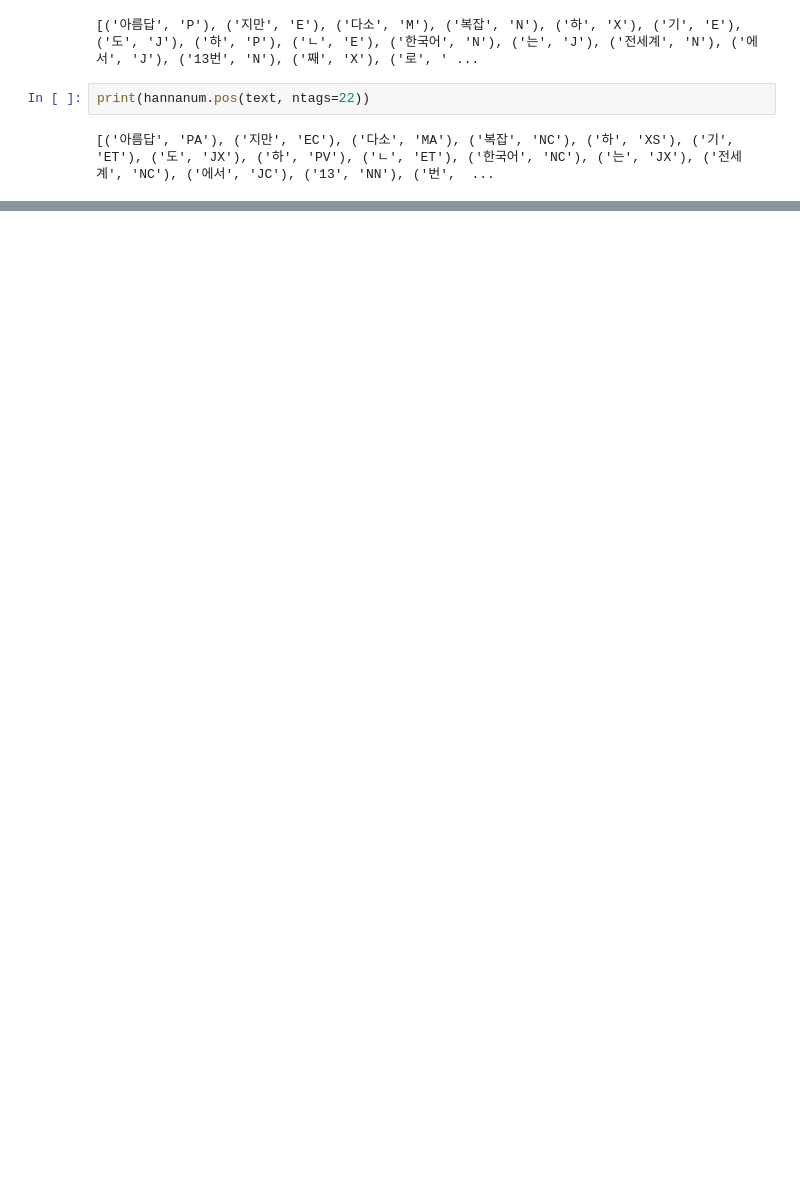
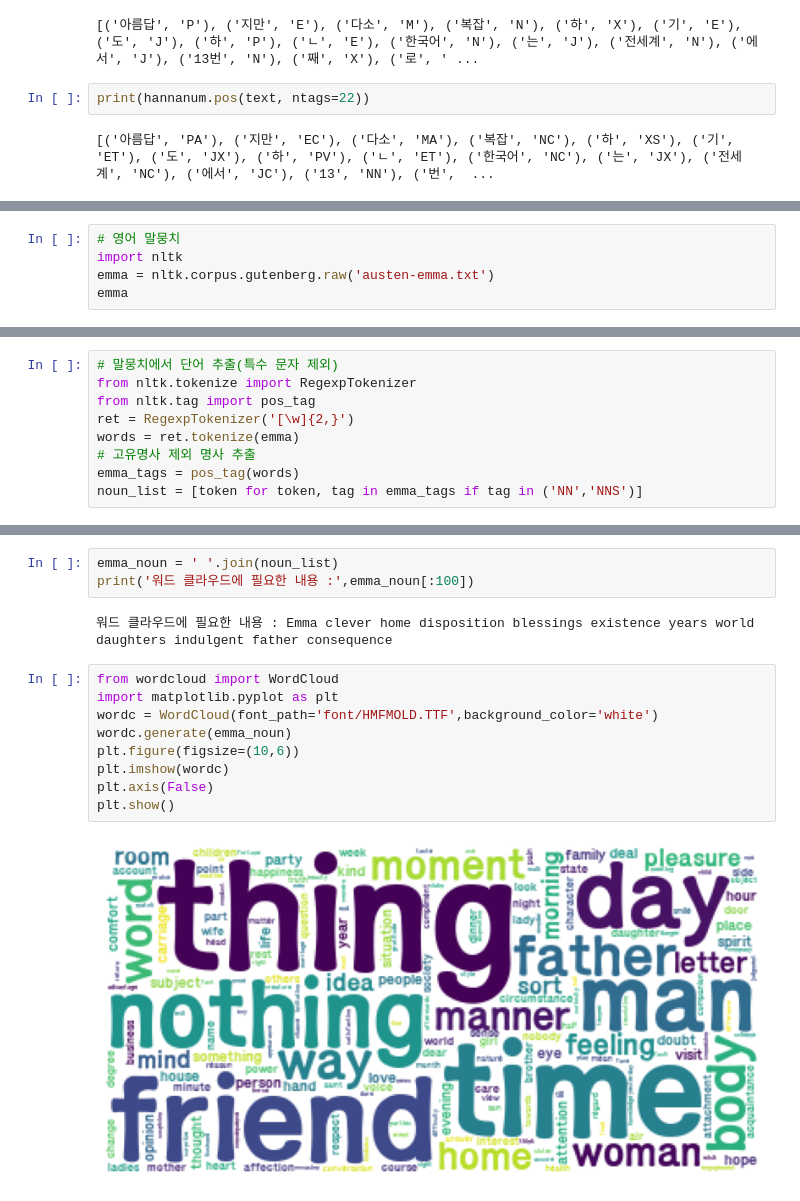
Before and after one commit to devna0111/ai_x, a Jupyter notebook: source/07_자연어처리/ch02_한글형태소분석_시각화.ipynb, the cells around one changed output, grey strips where cells are left out. Saved outputs shown, nothing was run; the diff lists cells and outputs as text; blank space fills up the shorter version.

```diff
--- a/source/07_자연어처리/ch02_한글형태소분석_시각화.ipynb
+++ b/source/07_자연어처리/ch02_한글형태소분석_시각화.ipynb
@@ -95,0 +269,5 @@ print(hannanum.pos(text, ntags=22))
+# %%
+# 영어 말뭉치
+import nltk
+emma = nltk.corpus.gutenberg.raw('austen-emma.txt')
+emma
@@ -95,0 +298,9 @@ print(hannanum.pos(text, ntags=22))
+# %%
+# 말뭉치에서 단어 추출(특수 문자 제외)
+from nltk.tokenize import RegexpTokenizer
+from nltk.tag import pos_tag
+ret = RegexpTokenizer('[\w]{2,}')
+words = ret.tokenize(emma)
+# 고유명사 제외 명사 추출
+emma_tags = pos_tag(words)
+noun_list = [token for token, tag in emma_tags if tag in ('NN','NNS')]
@@ -95,0 +331,16 @@ print(hannanum.pos(text, ntags=22))
+# %%
+emma_noun = ' '.join(noun_list)
+print('워드 클라우드에 필요한 내용 :',emma_noun[:100])
+# %% [output]
+워드 클라우드에 필요한 내용 : Emma clever home disposition blessings existence years world daughters indulgent father consequence
+# %%
+from wordcloud import WordCloud
+import matplotlib.pyplot as plt
+wordc = WordCloud(font_path='font/HMFMOLD.TTF',background_color='white')
+wordc.generate(emma_noun)
+plt.figure(figsize=(10,6))
+plt.imshow(wordc)
+plt.axis(False)
+plt.show()
+# %% [output]
+[figure, added]
```
Also changed, not shown: parts of 71 cells of this notebook, 20 other files.
